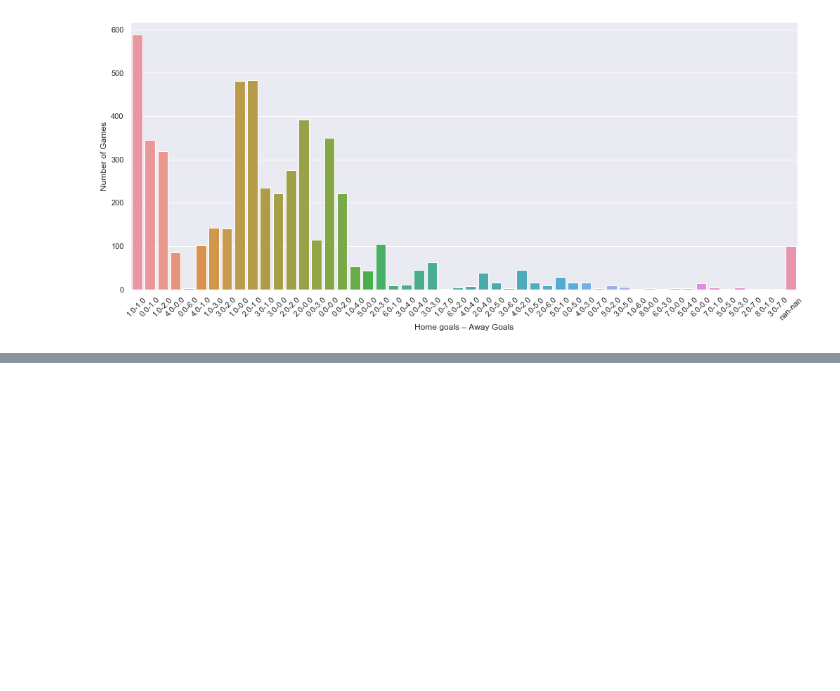
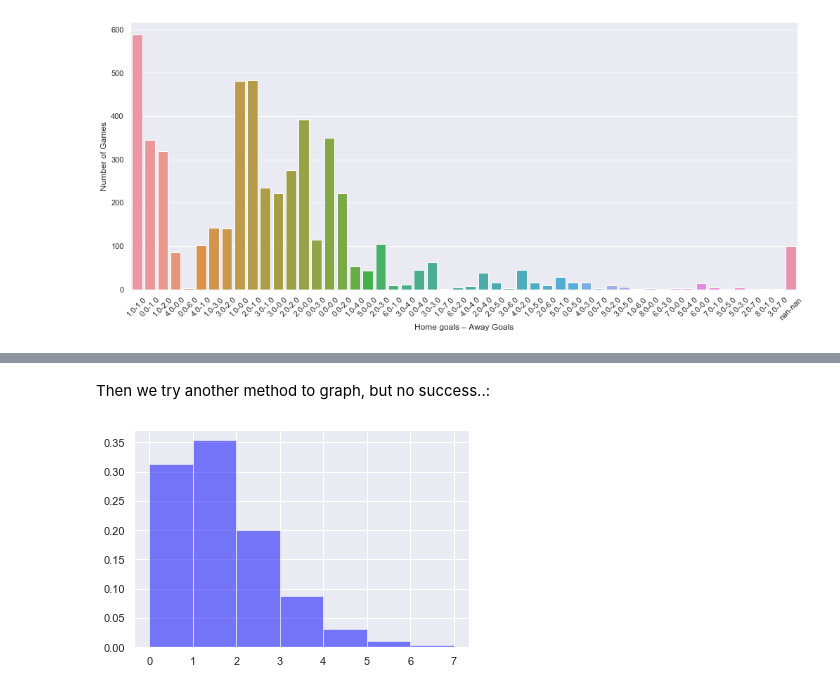
Before and after one commit to BU-IE-582/fall19-GnyEser, a Jupyter notebook: Homework1.ipynb, the cells around one changed output, grey strips where cells are left out. Drawn from its saved outputs; the diff is of its cells as text; code cells hidden in the pictures; blank space fills up the shorter version.

```diff
--- a/Homework1.ipynb
+++ b/Homework1.ipynb
@@ -54,0 +73,5 @@ plt.show()
+# %%
+aways = data.match_awayteam_score.dropna().astype(int)
+dats = list()
+for i in aways:
+    dats.append(int(i))
@@ -54,0 +88,14 @@ plt.show()
+# %% [markdown]
+Then we try another method to graph, but no success..:
+# %%
+import matplotlib.mlab as mlab
+sigma = 15
+mu= 100
+n, bins, patches = plt.hist(dats, 7, density=1, facecolor='blue', alpha=0.5)
+y = ((1 / (np.sqrt(2 * np.pi) * sigma)) *
+     np.exp(-0.5 * (1 / sigma * (bins - mu))**2))
+ax.plot(bins, y, '--')
+
+plt.show()
+# %% [output]
+[figure, added]
```
Also changed, not shown: parts of 26 cells of this notebook, 10 other files.
